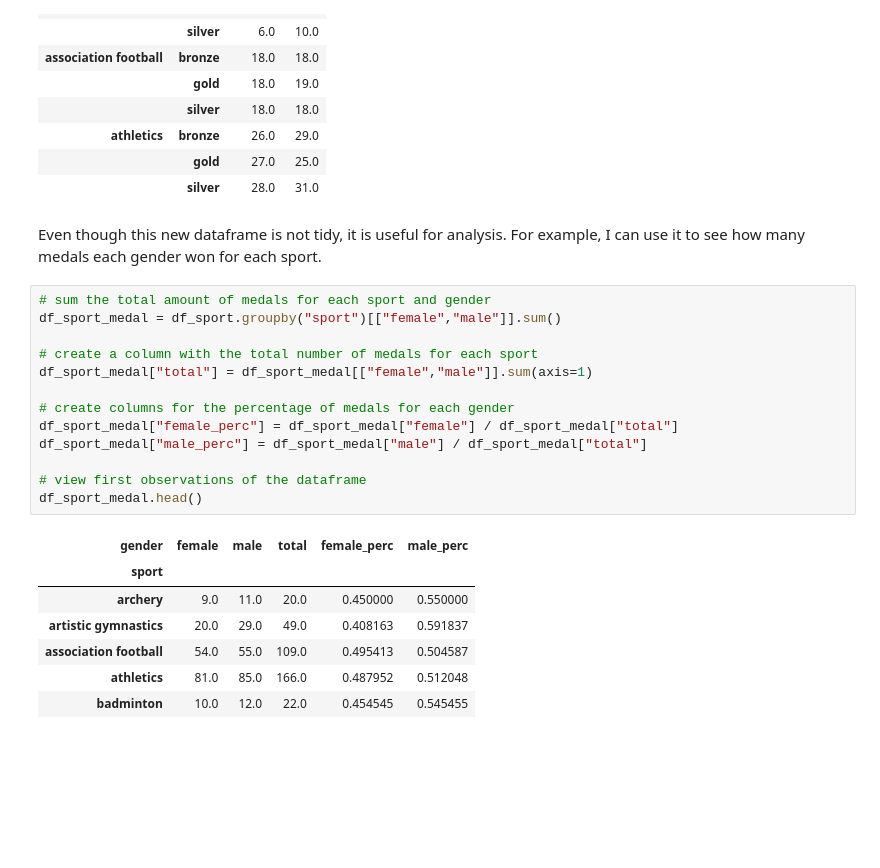
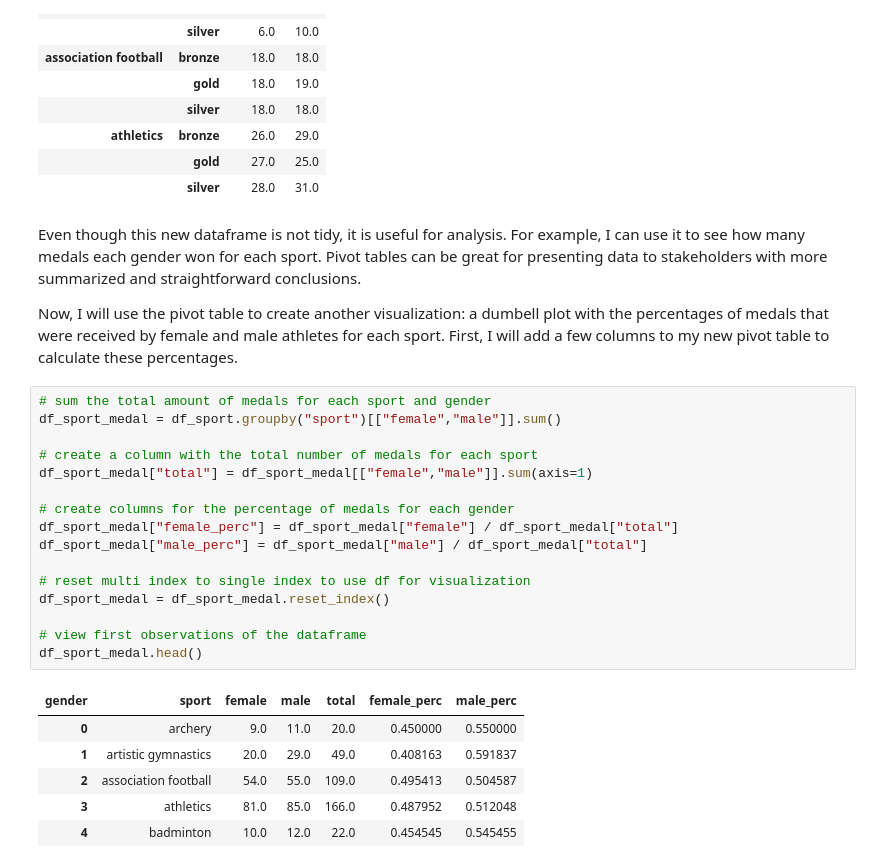
Before and after one commit to naraujodc/Araujo_Data_Science_Portfolio, a Jupyter notebook: TidyData-Project/TidyData.ipynb, the cells around one changed output. Cells and saved outputs as stored; diff of their text form; blank space fills up the shorter version.

Commit message:
working on tidy data project

```diff
--- a/TidyData-Project/TidyData.ipynb
+++ b/TidyData-Project/TidyData.ipynb
@@ -144,25 +195,29 @@ df_sport.head(12)
 |  | gold | 27.0 | 25.0 |
 |  | silver | 28.0 | 31.0 |
 # %% [markdown]
-Even though this new dataframe is not tidy, it is useful for analysis. For example, I can use it to see how many medals each gender won for each sport.
+Even though this new dataframe is not tidy, it is useful for analysis. For example, I can use it to see how many medals each gender won for each sport. Pivot tables can be great for presenting data to stakeholders with more summarized and straightforward conclusions.
+
+Now, I will use the pivot table to create another visualization: a dumbell plot with the percentages of medals that were received by female and male athletes for each sport. First, I will add a few columns to my new pivot table to calculate these percentages.
 # %%
 # sum the total amount of medals for each sport and gender
 df_sport_medal = df_sport.groupby("sport")[["female","male"]].sum()
 
 # create a column with the total number of medals for each sport
 df_sport_medal["total"] = df_sport_medal[["female","male"]].sum(axis=1)
 
 # create columns for the percentage of medals for each gender
 df_sport_medal["female_perc"] = df_sport_medal["female"] / df_sport_medal["total"]
 df_sport_medal["male_perc"] = df_sport_medal["male"] / df_sport_medal["total"]
 
+# reset multi index to single index to use df for visualization
+df_sport_medal = df_sport_medal.reset_index()
+
 # view first observations of the dataframe
 df_sport_medal.head()
 # %% [output]
-| gender | female | male | total | female_perc | male_perc |
-| sport |  |  |  |  |  |
-| archery | 9.0 | 11.0 | 20.0 | 0.450000 | 0.550000 |
-| artistic gymnastics | 20.0 | 29.0 | 49.0 | 0.408163 | 0.591837 |
-| association football | 54.0 | 55.0 | 109.0 | 0.495413 | 0.504587 |
-| athletics | 81.0 | 85.0 | 166.0 | 0.487952 | 0.512048 |
-| badminton | 10.0 | 12.0 | 22.0 | 0.454545 | 0.545455 |
+| gender | sport | female | male | total | female_perc | male_perc |
+| 0 | archery | 9.0 | 11.0 | 20.0 | 0.450000 | 0.550000 |
+| 1 | artistic gymnastics | 20.0 | 29.0 | 49.0 | 0.408163 | 0.591837 |
+| 2 | association football | 54.0 | 55.0 | 109.0 | 0.495413 | 0.504587 |
+| 3 | athletics | 81.0 | 85.0 | 166.0 | 0.487952 | 0.512048 |
+| 4 | badminton | 10.0 | 12.0 | 22.0 | 0.454545 | 0.545455 |
```
Also changed, not shown: parts of 11 cells of this notebook.
